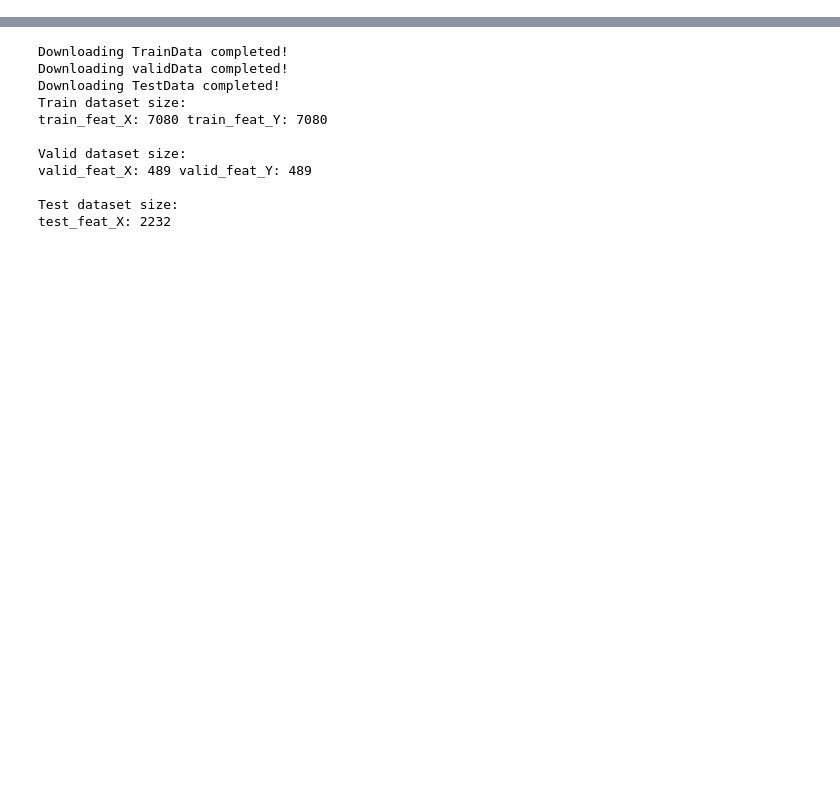
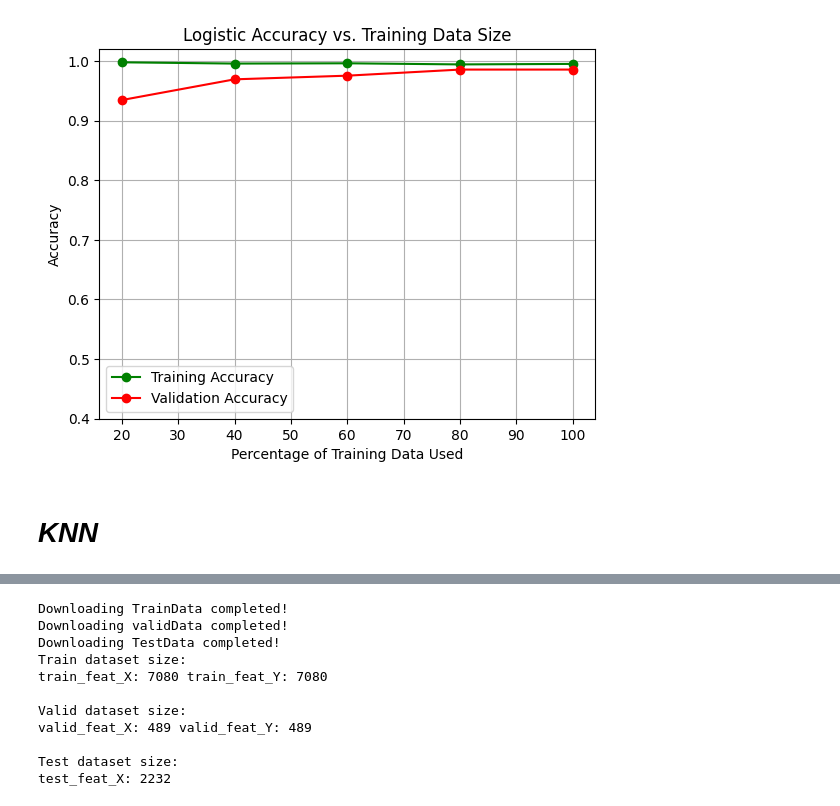
Before and after one commit to psarath22/CS771_M1, a Jupyter notebook: codes/Task1_feature.ipynb, the cells around one changed output, grey strips where cells are left out. Cells and saved outputs as stored; diff of their text form; code cells hidden in the pictures; blank space fills up the shorter version.

```diff
--- a/codes/Task1_feature.ipynb
+++ b/codes/Task1_feature.ipynb
@@ -0,0 +74,16 @@
+# %%
+# Create the training and validation  dataset
+
+X_train = np.array([feat for feat in train_feat_X])
+print(X_train.shape)
+X_valid = np.array([feat for feat in valid_feat_X])
+print(X_valid.shape)
+X_test = np.array([feat for feat in test_feat_X])
+print(X_test.shape)
+
+X_train = np.array([feat.flatten() for feat in X_train])
+print(X_train.shape)
+X_valid = np.array([feat.flatten() for feat in X_valid])
+print(X_valid.shape)
+X_test = np.array([feat.flatten() for feat in X_test])
+print(X_test.shape)
@@ -0,0 +130,58 @@
+# %%
+# Split the training data into different sizes (20%, 40%, 60%, 80%, 100%)
+train_percentages = [0.2, 0.4, 0.6, 0.8, 1.0]  # Adjust 100% to a very close float value
+train_accuracies = []
+valid_accuracies = []
+
+# Logistic classifier with different portions of the training data
+for percentage in train_percentages:
+    # Split the training data
+    print(percentage)
+    if(percentage == 1.0):
+        X_train_subset = X_train
+        Y_train_subset = train_feat_Y
+    else:
+      X_train_subset, _, Y_train_subset, _ = train_test_split(X_train, train_feat_Y, train_size=percentage, random_state=42)
+
+    # Train Logistic Regression classifier
+    logreg_classifier = LogisticRegression(max_iter=1000)
+    logreg_classifier.fit(X_train_subset, Y_train_subset)
+
+    # Predictions and accuracy on training data
+    train_predictions = logreg_classifier.predict(X_train_subset)
+    train_accuracy = accuracy_score(Y_train_subset, train_predictions)
+    train_accuracies.append(train_accuracy)
+
+    # Predictions and accuracy on validation data
+    valid_predictions = logreg_classifier.predict(X_valid)
+    valid_accuracy = accuracy_score(valid_feat_Y, valid_predictions)
+    valid_accuracies.append(valid_accuracy)
+# Create a DataFrame to print the table
+data = {
+    "Percentage": [int(p * 100) for p in train_percentages],
+    "Training Accuracy": train_accuracies,
+    "Validation Accuracy": valid_accuracies
+}
+
+accuracy_df = pd.DataFrame(data)
+print(accuracy_df)
+
+# Plot the accuracies with different colors for train and validation accuracy
+plt.plot([int(p * 100) for p in train_percentages], train_accuracies, label='Training Accuracy', color='green', marker='o')
+plt.plot([int(p * 100) for p in train_percentages], valid_accuracies, label='Validation Accuracy', color='red', marker='o')
+
+# Add labels and title
+plt.ylim(0.4, 1.02)
+plt.xlabel('Percentage of Training Data Used')
+plt.ylabel('Accuracy')
+plt.title('Logistic Accuracy vs. Training Data Size')
+
+# Display legend
+plt.legend()
+
+# Add grid for better readability
+plt.grid(True)
+
+# Show the plot
+plt.show()
+# %% [output]
@@ -0,0 +199,3 @@
+[figure, added]
+# %% [markdown]
+# ***KNN***
```
Also changed, not shown: parts of 25 cells of this notebook, 1 other file.
